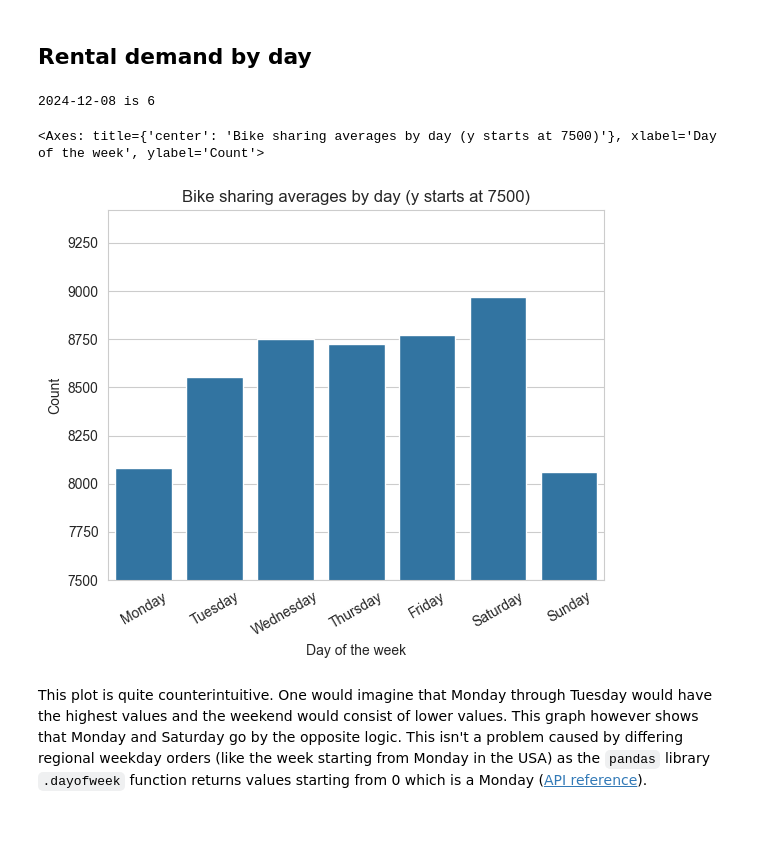
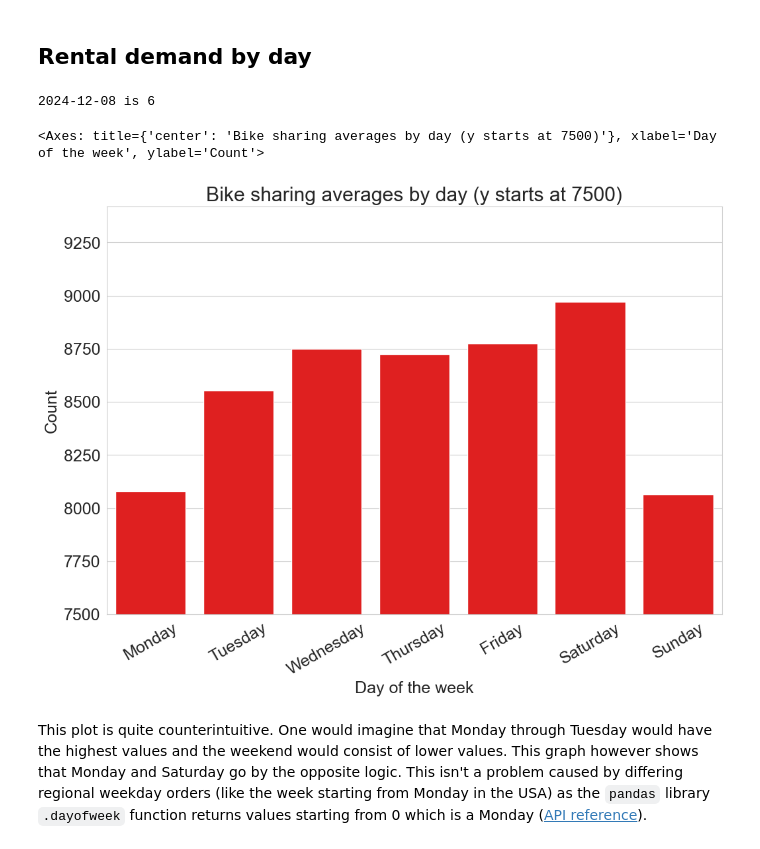
Before and after one commit to Scarch/ProjectE8, a Jupyter notebook: analysing_preparing_capitalBikeshareData.ipynb, the cells around one changed output. Cells and saved outputs as stored; diff of their text form; code cells hidden in the pictures.

```diff
--- a/analysing_preparing_capitalBikeshareData.ipynb
+++ b/analysing_preparing_capitalBikeshareData.ipynb
@@ -561,6 +561,10 @@ bikesRentedPerHourCombinedData['datetime'] = pd.to_datetime(bikesRentedPerHourCo
 # %%
 import seaborn as sns
 import pandas as pd
+import matplotlib.pyplot as plt
+
+plt.figure(figsize=(12, 8))
+plt.rcParams.update({'font.size': 18})
 
 years = [2010 + x for x in range(1, 14)]
 months = [x for x in range(1, 13)]
@@ -599,6 +603,11 @@ heatmap
 <Axes: title={'center': 'Heatmap which shows amount of bikes rented each month of each year from 2011-2023'}, xlabel='Month', ylabel='Year'>
 [figure]
 # %%
+import matplotlib.pyplot as plt
+
+plt.figure(figsize=(12, 8))
+plt.rcParams.update({'font.size': 18})
+
 palette = {1: "green", 2: "lime", 3: "red", 4: "blue"}
 
 # Since the seaborn histogram makes a heatmap when giving an x and y value at the same time, we have to do some fairly meaningless work by multiplying datetimes by count
@@ -626,5 +635,10 @@ histogram
 # %%
-histogram = sns.histplot(data=df, x='datetime', bins=100, edgecolor="black", stat="frequency")
+import matplotlib.pyplot as plt
+
+plt.figure(figsize=(12, 8))
+plt.rcParams.update({'font.size': 18})
+
+histogram = sns.histplot(data=df, x='datetime', bins=100, edgecolor="black", stat="frequency", color="red")
 histogram.set(xlabel='Date', ylabel='Count', title="Bike sharing amount over time")
 histogram.figure.savefig("over_time_bike_rental_histogram.png")
 histogram
@@ -635,9 +649,14 @@ histogram
 ## Rental demand by season
 # %%
 import seaborn as sns
+import matplotlib.pyplot as plt
 
+plt.figure(figsize=(12, 8))
+plt.rcParams.update({'font.size': 12})
+
+palette = {1: "red", 0: "blue"}
 categorical_plot = sns.catplot(data=bikesRentedPerHourCombinedData, x='season', y='count',
-                               hue='workingday')  #, size=5, aspect=1.5)
+                               hue='workingday', kind='bar', palette=palette)  #, size=5, aspect=1.5)
 categorical_plot.set(title='Bike sharing amount by season', xticks=[0, 1, 2, 3],
                      xticklabels=["Spring", "Summer", "Autumn", "Winter"], xlabel='Season', ylabel='Count')
 categorical_plot.fig.savefig("seasonal_bike_rental_strip_plot.png")
@@ -650,42 +670,47 @@ categorical_plot
 # %%
 import seaborn as sns
 from datetime import date
+import matplotlib.pyplot as plt
+
+plt.figure(figsize=(12, 8))
+plt.rcParams.update({'font.size': 18})
 
 bikesRentedPerHourCombinedData["day"] = [t.dayofweek for t in pd.DatetimeIndex(bikesRentedPerHourCombinedData.datetime)]
 
 # Getting daily averages
 daily_means = [0, 0, 0, 0, 0, 0, 0]
 daily_means[0] = bikesRentedPerHourCombinedData[bikesRentedPerHourCombinedData["day"] == 0]["count"].sum() / (
-            len(bikesRentedPerHourCombinedData[bikesRentedPerHourCombinedData["day"] == 0]) / 24)
+        len(bikesRentedPerHourCombinedData[bikesRentedPerHourCombinedData["day"] == 0]) / 24)
 daily_means[1] = bikesRentedPerHourCombinedData[bikesRentedPerHourCombinedData["day"] == 1]["count"].sum() / (
-            len(bikesRentedPerHourCombinedData[bikesRentedPerHourCombinedData["day"] == 1]) / 24)
+        len(bikesRentedPerHourCombinedData[bikesRentedPerHourCombinedData["day"] == 1]) / 24)
 daily_means[2] = bikesRentedPerHourCombinedData[bikesRentedPerHourCombinedData["day"] == 2]["count"].sum() / (
-            len(bikesRentedPerHourCombinedData[bikesRentedPerHourCombinedData["day"] == 2]) / 24)
+        len(bikesRentedPerHourCombinedData[bikesRentedPerHourCombinedData["day"] == 2]) / 24)
 daily_means[3] = bikesRentedPerHourCombinedData[bikesRentedPerHourCombinedData["day"] == 3]["count"].sum() / (
-            len(bikesRentedPerHourCombinedData[bikesRentedPerHourCombinedData["day"] == 3]) / 24)
+        len(bikesRentedPerHourCombinedData[bikesRentedPerHourCombinedData["day"] == 3]) / 24)
 daily_means[4] = bikesRentedPerHourCombinedData[bikesRentedPerHourCombinedData["day"] == 4]["count"].sum() / (
-            len(bikesRentedPerHourCombinedData[bikesRentedPerHourCombinedData["day"] == 4]) / 24)
+        len(bikesRentedPerHourCombinedData[bikesRentedPerHourCombinedData["day"] == 4]) / 24)
 daily_means[5] = bikesRentedPerHourCombinedData[bikesRentedPerHourCombinedData["day"] == 5]["count"].sum() / (
-            len(bikesRentedPerHourCombinedData[bikesRentedPerHourCombinedData["day"] == 5]) / 24)
+        len(bikesRentedPerHourCombinedData[bikesRentedPerHourCombinedData["day"] == 5]) / 24)
 daily_means[6] = bikesRentedPerHourCombinedData[bikesRentedPerHourCombinedData["day"] == 6]["count"].sum() / (
-            len(bikesRentedPerHourCombinedData[bikesRentedPerHourCombinedData["day"] == 6]) / 24)
+        len(bikesRentedPerHourCombinedData[bikesRentedPerHourCombinedData["day"] == 6]) / 24)
 
 daily_means_df = pd.DataFrame({"day": [0, 1, 2, 3, 4, 5, 6], "mean": daily_means})
 day_of_week_labels = ["Monday", "Tuesday", "Wednesday", "Thursday", "Friday", "Saturday", "Sunday"]
 
-categorical_plot = sns.barplot(data=daily_means_df, x="day", y='mean')
+categorical_plot = sns.barplot(data=daily_means_df, x="day", y='mean', color="red")
 categorical_plot.set(ylim=(7500, None), title='Bike sharing averages by day (y starts at 7500)', ylabel='Count',
                      xlabel='Day of the week',
                      xticks=[0, 1, 2, 3, 4, 5, 6])
 categorical_plot.set_xticklabels(day_of_week_labels, rotation=30)
 
 print(date.today(), "is", pd.to_datetime(date.today()).dayofweek)
+
 categorical_plot.figure.savefig("daily_bike_rental_barplot.png")
 categorical_plot
 # %% [output]
 2024-12-08 is 6
 <Axes: title={'center': 'Bike sharing averages by day (y starts at 7500)'}, xlabel='Day of the week', ylabel='Count'>
-[figure, old version]
+[figure, new version]
 # %% [markdown]
 This plot is quite counterintuitive. One would imagine that Monday through Tuesday would have the highest values and the weekend would consist of lower values. This graph however shows that Monday and Saturday go by the opposite logic. This isn't a problem caused by differing regional weekday orders (like the week starting from Monday in the USA) as the `pandas` library `.dayofweek` function returns values starting from 0 which is a Monday ([API reference](https://pandas.pydata.org/docs/reference/api/pandas.DatetimeIndex.dayofweek.html)).
 # %% [markdown]
```
Also changed, not shown: parts of 7 cells of this notebook, 8 other files.
